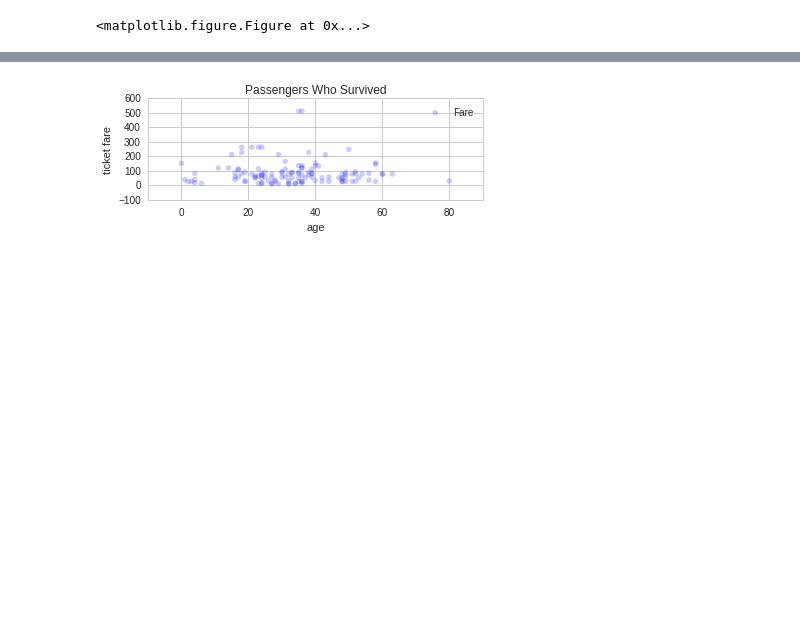
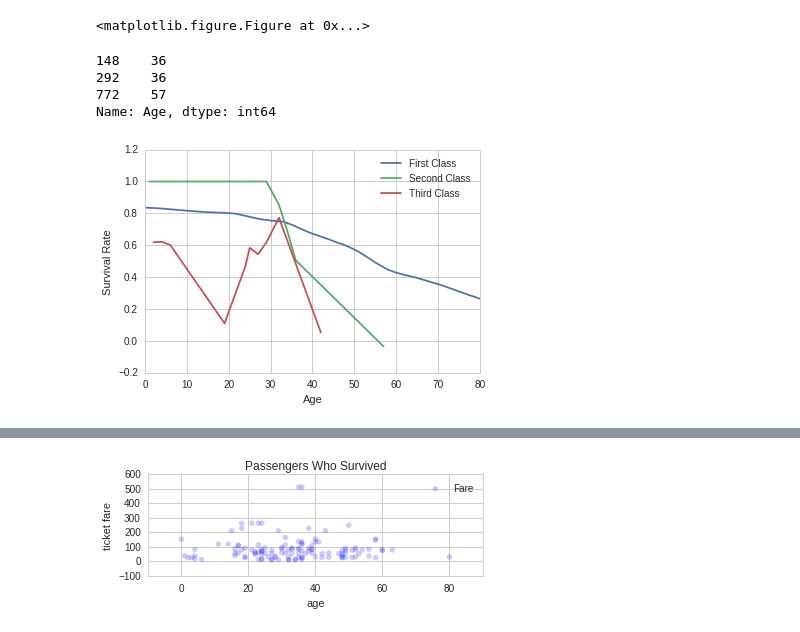
Before and after one commit to BrennaManning/DataScience16WarmupProject, a Jupyter notebook: data_exploration.ipynb, the cells around one changed output, grey strips where cells are left out. Drawn from its saved outputs; the diff is of its cells as text; code cells hidden in the pictures; blank space fills up the shorter version.

```diff
--- a/data_exploration.ipynb
+++ b/data_exploration.ipynb
@@ -96,3 +99,45 @@ print 'Scatterplots are not effective in observing survival because it is a bool
 [figure]
 Scatterplots are not effective in observing survival because it is a boolean
 <matplotlib.figure.Figure at 0x...>
+# %%
+from statsmodels.nonparametric.smoothers_lowess import lowess
+
+titanic_df['PclassStr'] = titanic_df['Pclass'].astype(str)
+
+firstclass = titanic_df[titanic_df.PclassStr == '1']
+secondclass = titanic_df[titanic_df.PclassStr == '2']
+thirdclass = titanic_df[titanic_df.PclassStr == '3']
+
+
+l1 = lowess(firstclass.Survived, firstclass.Age, it=0, missing = "drop")
+plt.plot(l1[:, 0], l1[:, 1])
+plt.xlabel('Age')
+plt.ylabel('Survival Rate')
+
+l2 = lowess(secondclass.Survived, secondclass.Age, it=0, missing = "drop")
+plt.plot(l2[:, 0], l2[:, 1])
+
+
+l3 = lowess(thirdclass.Survived, thirdclass.Age, it=0, missing = "drop")
+plt.plot(l3[:, 0], l3[:, 1])
+
+plt.legend(['First Class', 'Second Class', 'Third Class'])
+
+
+#print 'l1'
+#print l1
+#print 'l2'
+#print l2
+#print 'l3'
+#print l3
+
+print secondclass[titanic_df["Survived"] == 0].Age
+
+#Note: David showed me during class how he did lowess smoothing.
+#I liked the plots that it could make and wanted to try something similar on other features.
+# %% [output]
+148    36
+292    36
+772    57
+Name: Age, dtype: int64
+[figure, added]
```
Also changed, not shown: parts of 16 cells of this notebook, 1 other file.
